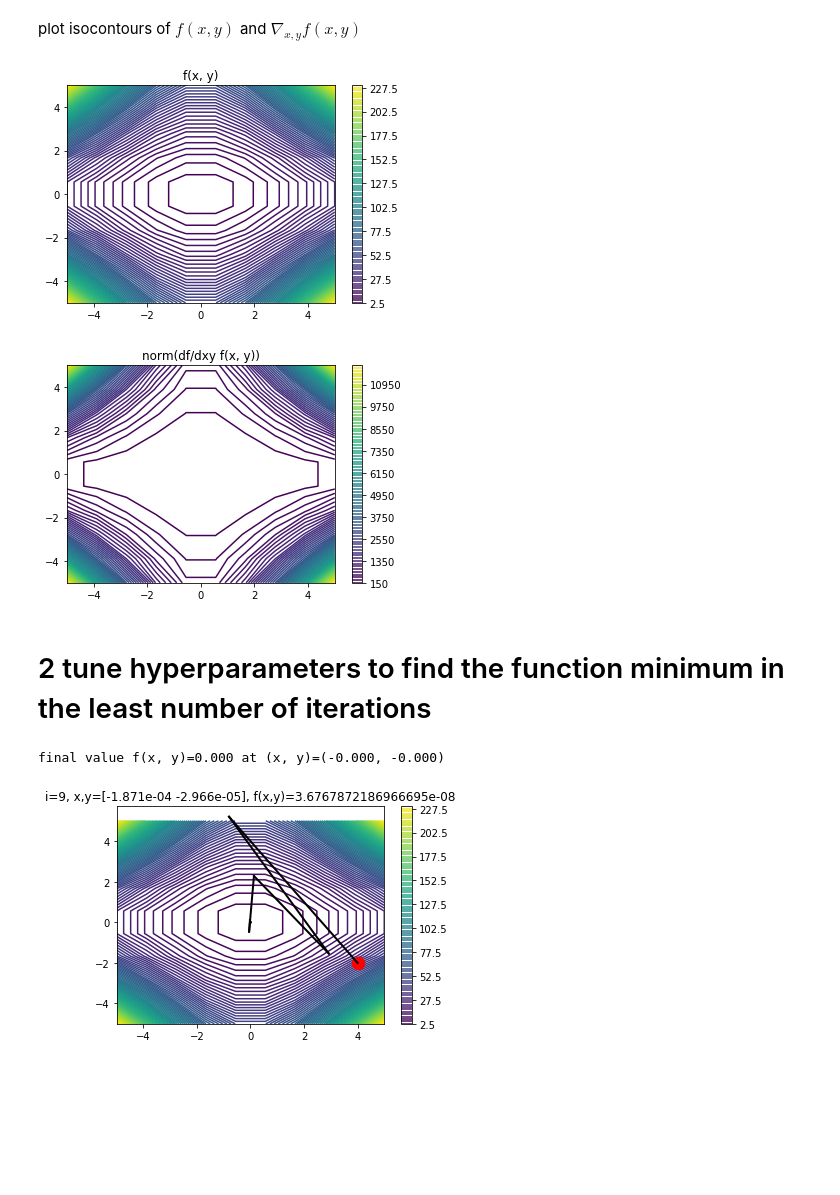
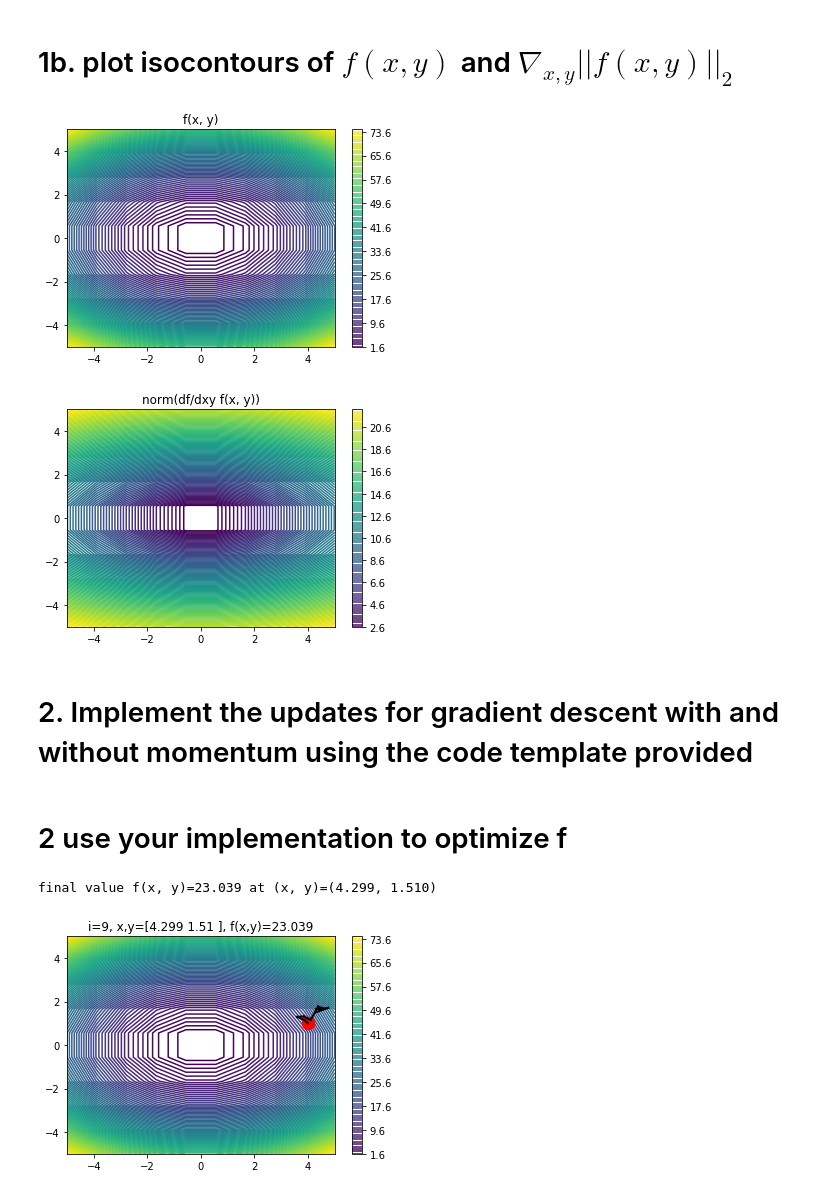
Before and after one commit to lorraine2/csc411_fall2018_tutorials, a Jupyter notebook: week3/CSC411_Fall_2018_Tutorial3_worksheet.ipynb, the cells around one changed output. Saved outputs shown, nothing was run; the diff lists cells and outputs as text; code cells hidden in the pictures; blank space fills up the shorter version.

Commit message:
students implement grad descent from template code

```diff
--- a/week3/CSC411_Fall_2018_Tutorial3_worksheet.ipynb
+++ b/week3/CSC411_Fall_2018_Tutorial3_worksheet.ipynb
@@ -35,20 +41,25 @@ x and y are represented by the 2d vector `xy`
 # write forward function
 def f(xy):
     x, y = xy[0], xy[1]
-    output = x**2 + 2.0*y**2 + 0.25*x**2*y**2  # an easy one
-#    output = np.log(x**2 + 0.25*y**2) + 0.01*x**2*y**2  # write your own function by changing this expression
+
+    # write your own function by changing the expression below
+    output = x**2 + 2.*y**2  # an easy one
+    # output = x**2 + 2.*y**2 + 2.*x*y  # a weird one
+    # output = np.log(x**2 + 0.25*y**2) + 0.01*x**2*y**2  # ???
+    # write your own function by changing the expression above
+
     # remember that only convex functions have well-definied and unique global minima
     return output
 
 # differentiate f(x) w.r.t. x
 df = autograd.grad(f)
 # %% [markdown]
-plot isocontours of $f(x, y)$ and $\nabla_{x, y}f(x, y)$
+# 1b. plot isocontours of $f(x, y)$ and $\nabla_{x, y}||f(x, y)||_2$
 # %%
 x_points = np.linspace(-5, 5, 10)  # optionally change the plot limits here
 y_points = np.linspace(-5, 5, 10)
 
-df_norm = lambda xy: np.sum(np.square(df(xy)))
+df_norm = lambda xy: np.sqrt(np.sum(np.square(df(xy))))
 
 fig, ax = plot_isocontours(x_points, y_points, f)
 ax.set_title('f(x, y)')
@@ -56,50 +67,74 @@ fig, ax = plot_isocontours(x_points, y_points, df_norm)
 ax.set_title('norm(df/dxy f(x, y))')
 plt.show()
 # %% [output]
-[figure, old version]
+[figure, new version]
-[figure, old version]
+[figure, new version]
-# %% [markdown]
-# 2 tune hyperparameters to find the function minimum in the least number of iterations
+# %% [markdown]
+# 2. Implement the updates for gradient descent with and without momentum using the code template provided
+# %%
+def get_gd_delta(xy, f, learning_rate):
+    """
+    gradient descent update
+    xy <-- xy + delta
+    delta depends on the current position xy, the function f, and the learning rate
+    """
+    # write your update code below
+    delta = -learning_rate*np.random.randn(*xy.shape)  # random upates; replace me
+    # write your update code above
+    return delta
+
+
+def get_gd_mom_delta(xy, f, learning_rate, prev_delta, alpha):
+    """
+    gradient descent with momentum update
+    xy <-- xy + delta
+    delta depends on the current position xy, the function f, the learning rate, the previous delta, and alpha
+    """
+    # write your update code below
+    delta = -learning_rate*np.random.randn(*xy.shape)  # random upates; replace me
+    # write your update code above
+    return delta
+# %% [markdown]
+# 2 use your implementation to optimize f
 # %%
 fig, ax = plot_isocontours(x_points, y_points, f)  # plot function isocontours
 
 # hyperparameters
 #INITIAL_VAL = np.random.randn(2)
-INITIAL_VAL = np.array([4., -2.])
-USE_MOMENTUM = False
+INITIAL_VAL = np.array([4., 1.])
+USE_MOMENTUM = True
 LEARNING_RATE = 0.3
 ALPHA = 0.8
 N_ITER = 10  # see if you can reach the function minimum in as few iterations as possible
 
 # initialize
 xy = np.copy(INITIAL_VAL)
 delta = np.zeros(2)
 ax.plot(*xy, color='r', marker='.', ms=25)  # plot initial values
-
 
 from IPython import display
 
 for i in range(N_ITER):
 #    input("Press Enter to continue...")  # optional; Enter key triggers next update
 #    time.sleep(0.5)  # optional; slow down animation if the flickering is distracting
 
     xy_old = np.copy(xy)
     g = df(xy)  # compute standard gradient
     if USE_MOMENTUM:
-        delta = -LEARNING_RATE*g + ALPHA*delta  # update momentum term
+        delta = get_gd_mom_delta(xy, f, LEARNING_RATE, delta, ALPHA)
     else:
-        delta = -LEARNING_RATE*g
-    xy += delta  # update params
+        delta = get_gd_delta(xy, f, LEARNING_RATE)
+    xy += delta  # update position
 
     # plot
     ax.plot([xy_old[0], xy[0]], [xy_old[1], xy[1]],'-k',lw=2)  # plot a line connecting old and new param values
     fig.canvas.draw()
-    ax.set_title('i={}, x,y={}, f(x,y)={}'.format(i, xy, f(xy)))
+    ax.set_title('i={}, x,y={}, f(x,y)={:.3f}'.format(i, xy, f(xy)))
     display.display(fig)
     display.clear_output(wait=True)
 
 print('final value f(x, y)={:.3f} at (x, y)=({:.3f}, {:.3f})'.format(f(xy), xy[0], xy[1]))
 # %% [output]
-final value f(x, y)=0.000 at (x, y)=(-0.000, -0.000)
+final value f(x, y)=23.039 at (x, y)=(4.299, 1.510)
-[figure, old version]
+[figure, new version]
 # %% [markdown]
```
Also changed, not shown: parts of 6 cells of this notebook, 1 other file.
